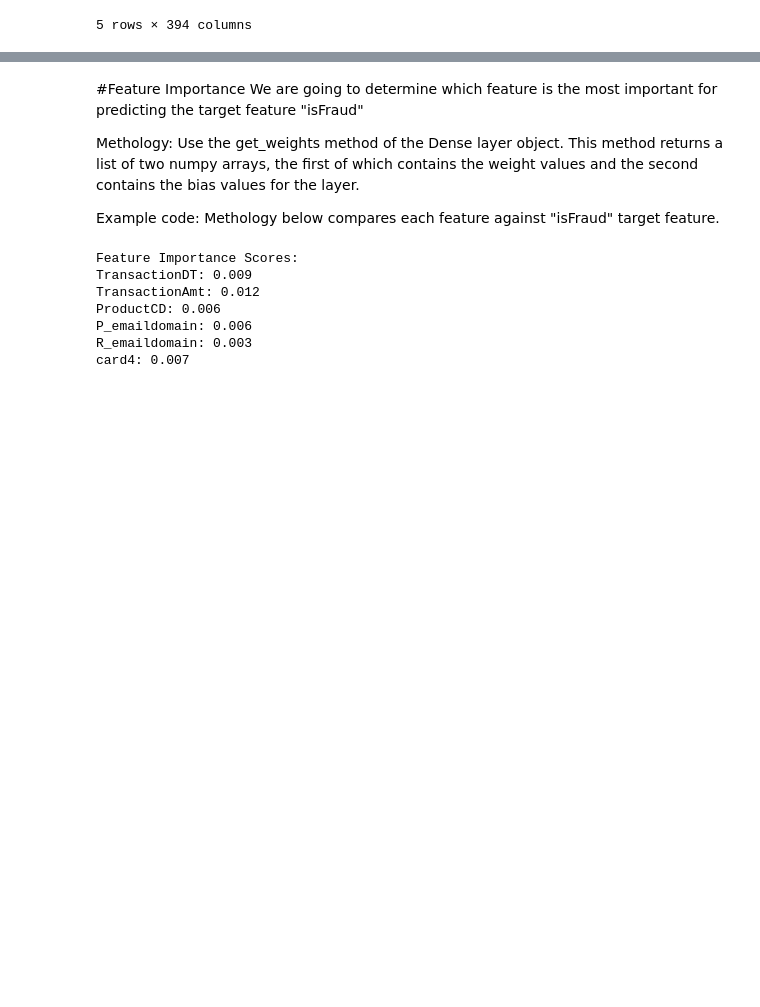
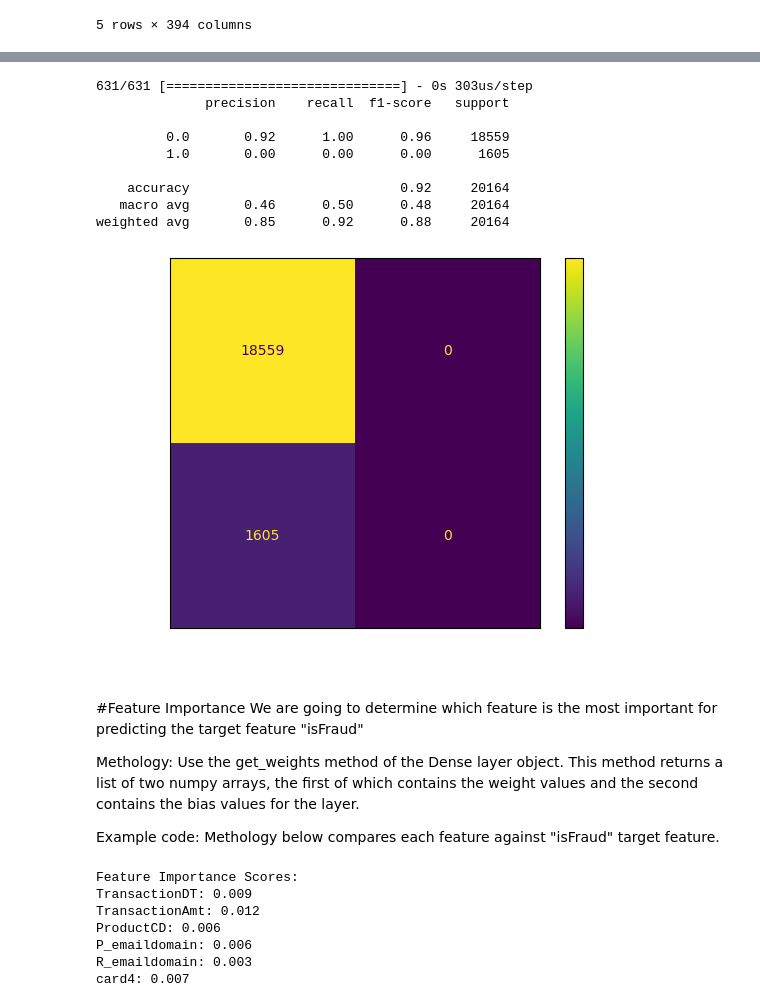
Before and after one commit to ngetachew/p-fraud, a Jupyter notebook: furukawa_nn_poc.ipynb, the cells around one changed output, grey strips where cells are left out. Saved outputs shown, nothing was run; the diff lists cells and outputs as text; code cells hidden in the pictures; blank space fills up the shorter version.

```diff
--- a/furukawa_nn_poc.ipynb
+++ b/furukawa_nn_poc.ipynb
@@ -61,5 +30,0 @@ x_num = df.filter(items = num).values
-# %%
-labelencoder_X = LabelEncoder()
-# Label encode every categorical column
-for i in range(len(cat)):
-    x_cat[:, i] = labelencoder_X.fit_transform(x_cat[:, i])
@@ -146,5 +31,5 @@ Epoch 3/3
 # %%
-# Adding more features to the model
+# Neural Network
 features = ['isFraud', 'TransactionDT',
             'TransactionAmt','ProductCD', 'P_emaildomain','R_emaildomain', 'card4']
 
@@ -184,7 +69,7 @@ model.add(tf.keras.layers.Dense(1, activation=tf.nn.sigmoid))
 model.compile(optimizer='adam',
               loss='binary_crossentropy',
               metrics=['accuracy'])
-model.fit(X_train, y_train, epochs=3)
+model.fit(X_train, y_train, epochs=10)
 
 val_loss, val_acc = model.evaluate(X_val, y_val)
 print(val_loss, val_acc)
@@ -202,3 +96,29 @@ Epoch 3/3
+# %%
+from sklearn.metrics import classification_report
+from sklearn import metrics
+
+# Predict on validation set
+y_pred = model.predict(X_val)
+y_pred = np.round(y_pred)
+
+
+print(classification_report(y_val, y_pred))
+conf_mat = confusion_matrix(y_val, y_pred)
+
+cm_display = metrics.ConfusionMatrixDisplay(confusion_matrix = conf_mat, display_labels = [False, True])
+cm_display.plot()
+plt.show()
+# %% [output]
+631/631 [==============================] - 0s 303us/step
+              precision    recall  f1-score   support
+
+         0.0       0.92      1.00      0.96     18559
+         1.0       0.00      0.00      0.00      1605
+
+    accuracy                           0.92     20164
+   macro avg       0.46      0.50      0.48     20164
+weighted avg       0.85      0.92      0.88     20164
+[figure, added]
 # %% [markdown]
 #Feature Importance
 We are going to determine which feature is the most important for predicting the target feature "isFraud"
```
Also changed, not shown: parts of 12 cells of this notebook, 2 other files.
